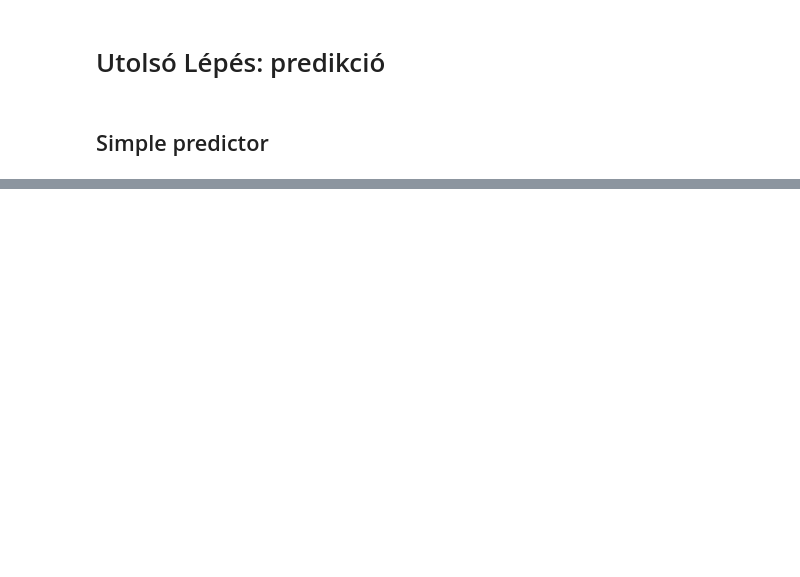
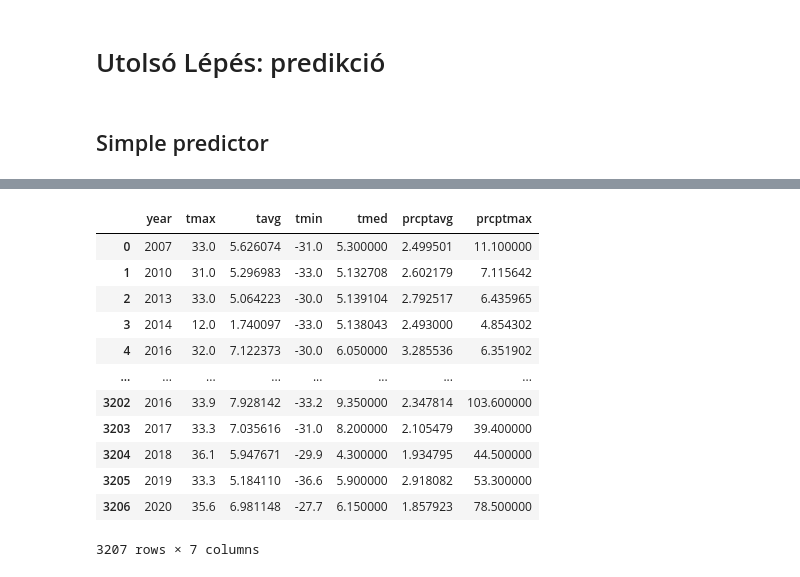
Before and after one commit to danFjs/QuantCh, a Jupyter notebook: JOebiden.ipynb, the cells around one changed output, grey strips where cells are left out. Cells and saved outputs as stored; diff of their text form; code cells hidden in the pictures; blank space fills up the shorter version.

```diff
--- a/JOebiden.ipynb
+++ b/JOebiden.ipynb
@@ -994,0 +977,11 @@ def get_useful_weather_preds_for_commodity(commodity = 'CORN',n=1):
+# %%
+u_keys = ['BARLEY',
+ 'CORN',
+ 'FLAXSEED',
+ 'OATS',
+ 'RYE',
+ 'SOYBEANS',
+ 'WHEAT',
+ 'WHEAT',
+ 'WHEAT',
+ 'WHEAT']
@@ -994,0 +1015,18 @@ def get_useful_weather_preds_for_commodity(commodity = 'CORN',n=1):
+# %%
+l_weather,l_commod = [],[]
+index = 0
+for i in u_keys:
+    w,c = get_useful_weather_preds_for_commodity_and_crop(i,u_vals[index],2)
+    if(len(w)>0 and len(c)>0):
+        l_weather.append(w)
+        l_commod.append(c)
+    index +=1
+# %%
+d_weather,d_commod = dict.fromkeys(u_vals),dict.fromkeys(u_vals)
+index = 0
+for i in u_vals:
+    w,c = get_useful_weather_preds_for_commodity_and_crop(u_keys[index],i,2)
+    if(len(w)>0 and len(c)>0):
+        d_weather[i] =w
+        d_commod[i] = c
+    index +=1
@@ -1699,0 +1768,4 @@ def get_target_features(weather):
+# %%
+X_train = pd.concat([features[list(features.columns)[0]],features[list(features.columns)[2:]]],axis=1).reset_index(drop = True)
+y_train = features['yield'].reset_index(drop = True)
+model.fit(X_train,y_train)
@@ -1700 +1790,17 @@ def get_target_features(weather):
+# %%
+X_train
+# %% [output]
+|  | year | tmax | tavg | tmin | tmed | prcptavg | prcptmax |
+| 0 | 2007 | 33.0 | 5.626074 | -31.0 | 5.300000 | 2.499501 | 11.100000 |
+| 1 | 2010 | 31.0 | 5.296983 | -33.0 | 5.132708 | 2.602179 | 7.115642 |
+| 2 | 2013 | 33.0 | 5.064223 | -30.0 | 5.139104 | 2.792517 | 6.435965 |
+| 3 | 2014 | 12.0 | 1.740097 | -33.0 | 5.138043 | 2.493000 | 4.854302 |
+| 4 | 2016 | 32.0 | 7.122373 | -30.0 | 6.050000 | 3.285536 | 6.351902 |
+| ... | ... | ... | ... | ... | ... | ... | ... |
+| 3202 | 2016 | 33.9 | 7.928142 | -33.2 | 9.350000 | 2.347814 | 103.600000 |
+| 3203 | 2017 | 33.3 | 7.035616 | -31.0 | 8.200000 | 2.105479 | 39.400000 |
+| 3204 | 2018 | 36.1 | 5.947671 | -29.9 | 4.300000 | 1.934795 | 44.500000 |
+| 3205 | 2019 | 33.3 | 5.184110 | -36.6 | 5.900000 | 2.918082 | 53.300000 |
+| 3206 | 2020 | 35.6 | 6.981148 | -27.7 | 6.150000 | 1.857923 | 78.500000 |
+3207 rows × 7 columns
 # %%
```
Also changed, not shown: parts of 43 cells of this notebook.
